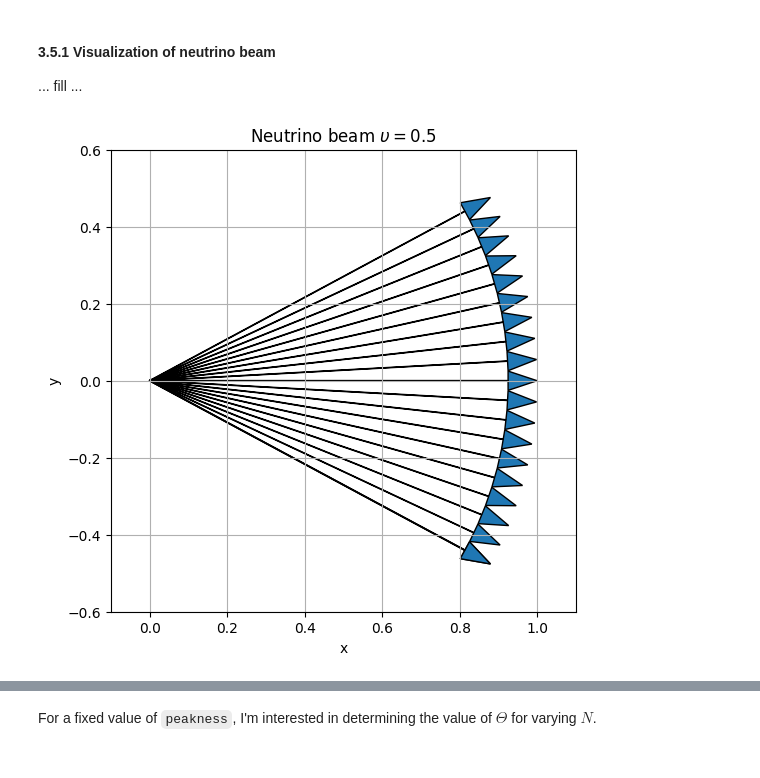
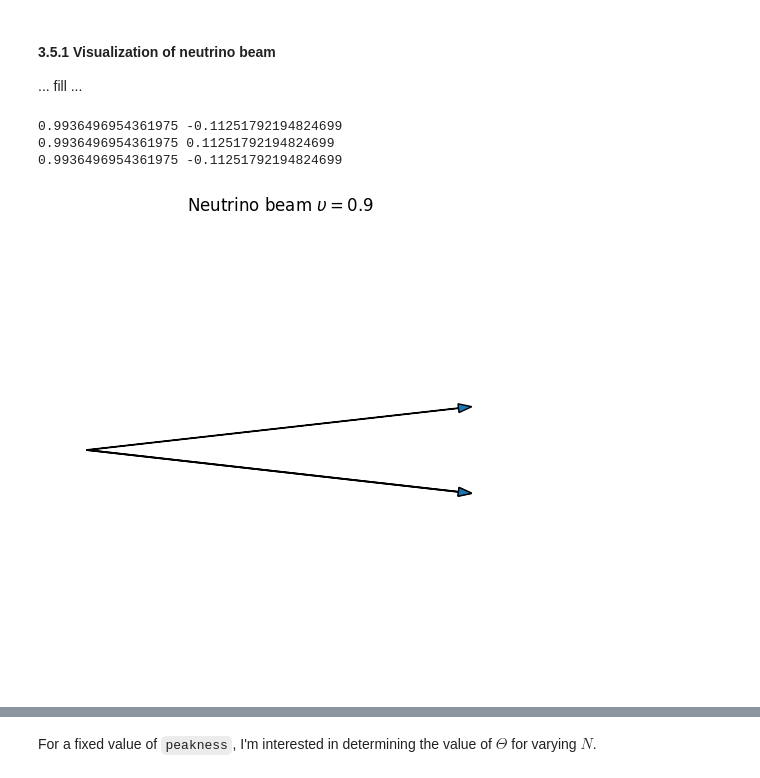
Before and after one commit to qismib/stand, a Jupyter notebook: presentations/thesis/Trotter1SingleError.ipynb, the cells around one changed output, grey strips where cells are left out. Cells and saved outputs as stored; diff of their text form; code cells hidden in the pictures.

```diff
--- a/presentations/Trotter1SingleError.ipynb
+++ b/presentations/thesis/Trotter1SingleError.ipynb
@@ -963,35 +966,41 @@ def fp_couplings(N, peakness): # fp = forward peaked
 #### 3.5.1 Visualization of neutrino beam
 ... fill ...
 # %%
-N = 20
+N = 3
 
-peakness = 0.5
+peakness = 0.9
 
 _, angles = fp_couplings(N, peakness)
 
 ang_max = max(angles.values())
 ang_min = min(angles.values())
 
 shifted_angles = {key: value - (ang_max+ang_min)/2 for key, value in angles.items()}
 
 dx = [np.cos(value) for _, value in shifted_angles.items()]
 dy = [np.sin(value) for _, value in shifted_angles.items()]
 
 
 plt.figure(figsize=(6,6))
-for i in range(0, N): plt.arrow(0, 0, dx[i], dy[i], head_width=0.05, length_includes_head=True, label=f"i={i+1}")
+for i in range(0, N):
+    print(dx[i], dy[i])
+    plt.arrow(0, 0, dx[i], dy[i], head_width=0.023, length_includes_head=True, label=f"i={i+1}")
 
-xpts = np.array([-0.2*np.cos(np.arccos(peakness)-(ang_max+ang_min)/2), 1.2*np.cos(np.arccos(peakness)-(ang_max+ang_min)/2)])
-ypts = np.array([-0.2*np.sin(np.arccos(peakness)-(ang_max+ang_min)/2), 1.2*np.sin(np.arccos(peakness)-(ang_max+ang_min)/2)])
+xpts = np.array([np.cos(np.arccos(peakness)-(ang_max+ang_min)/2), np.cos(np.arccos(peakness)-(ang_max+ang_min)/2)])
+ypts = np.array([np.sin(np.arccos(peakness)-(ang_max+ang_min)/2), np.sin(np.arccos(peakness)-(ang_max+ang_min)/2)])
 
 #plt.plot(xpts, ypts, 'r-', linewidth=3, alpha=0.7)
 
 plt.title(rf"Neutrino beam $\upsilon = ${peakness}")
 plt.xlim(-0.1, 1.1)
 plt.ylim(-0.6, 0.6)
-plt.xlabel("x")
-plt.ylabel("y")
-plt.grid(True)
+plt.xlabel("")
+plt.ylabel("")
+plt.grid(False)
+plt.axis(False)
 plt.show()
 # %% [output]
+0.9936496954361975 -0.11251792194824699
+0.9936496954361975 0.11251792194824699
+0.9936496954361975 -0.11251792194824699
-[figure, old version]
+[figure, new version]
```
Also changed, not shown: parts of 3 cells of this notebook, 44 other files.
